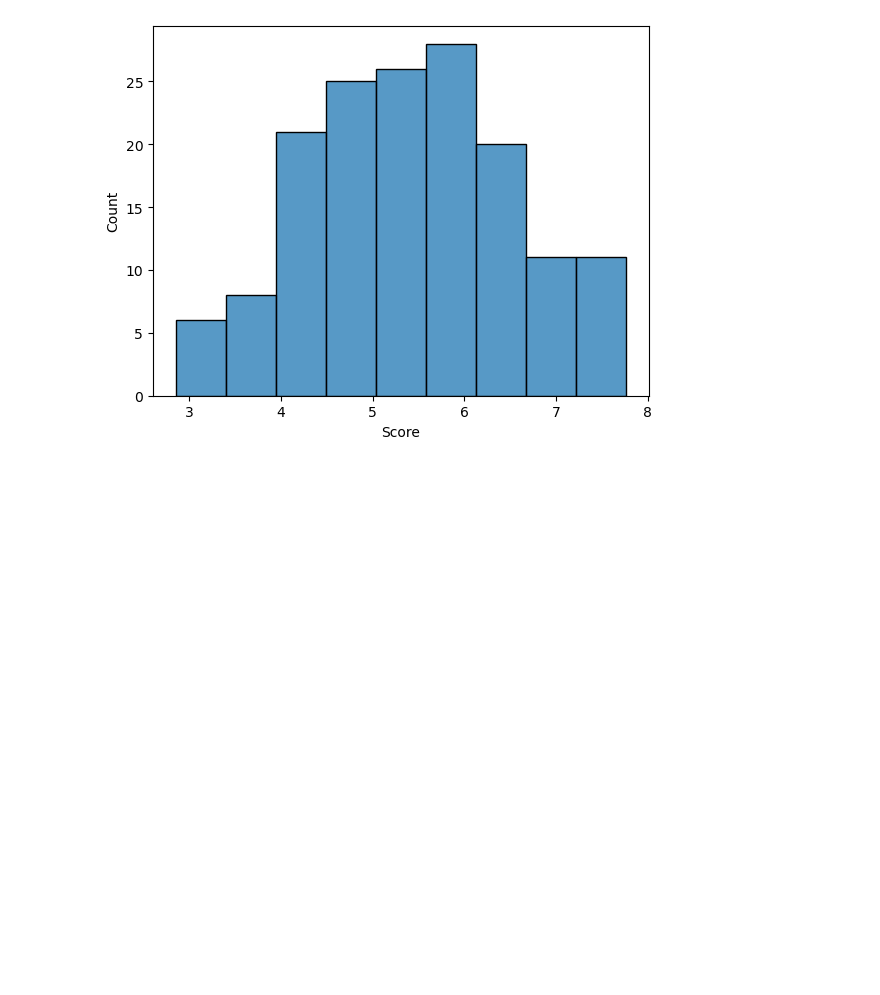
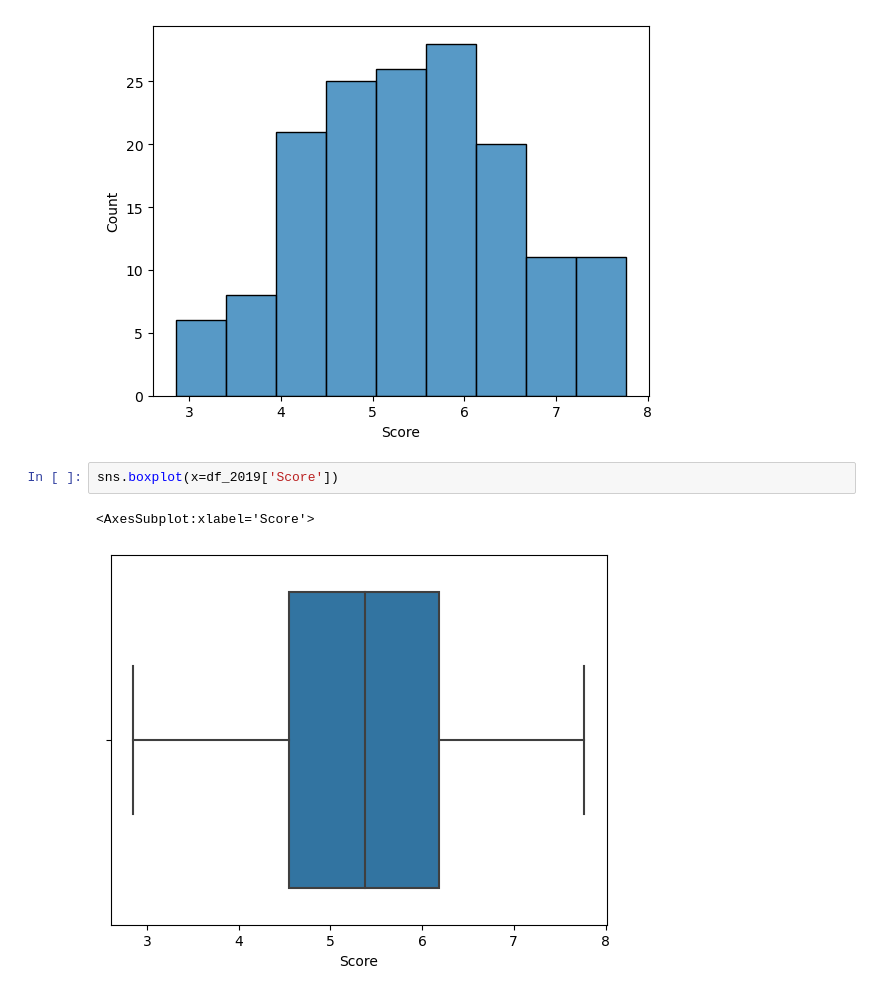
Before and after one commit to YuriSilv/World-Hapiness-Analysis, a Jupyter notebook: analise.ipynb, the cells around one changed output. Saved outputs shown, nothing was run; the diff lists cells and outputs as text; blank space fills up the shorter version.

```diff
--- a/analise.ipynb
+++ b/analise.ipynb
@@ -95,3 +81,8 @@ sns.histplot(df_2019, x='Score')
 # %% [output]
 <AxesSubplot:xlabel='Score', ylabel='Count'>
 [figure]
+# %%
+sns.boxplot(x=df_2019['Score'])
+# %% [output]
+<AxesSubplot:xlabel='Score'>
+[figure, added]
```
Also changed, not shown: parts of 3 cells of this notebook.
